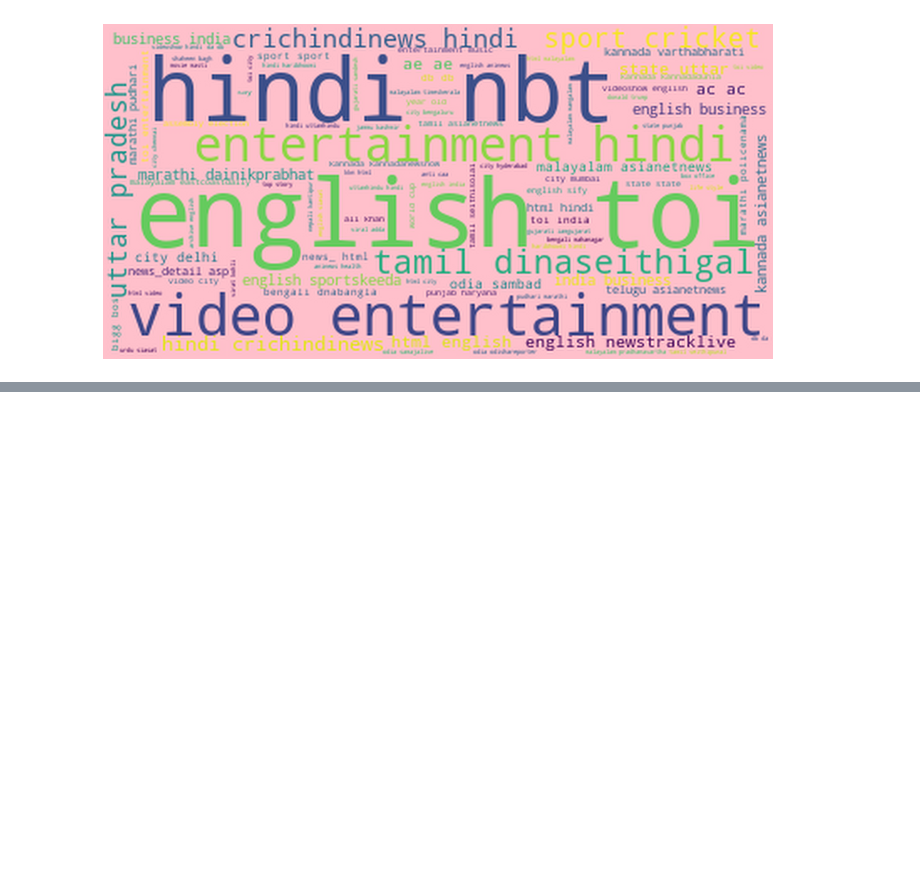
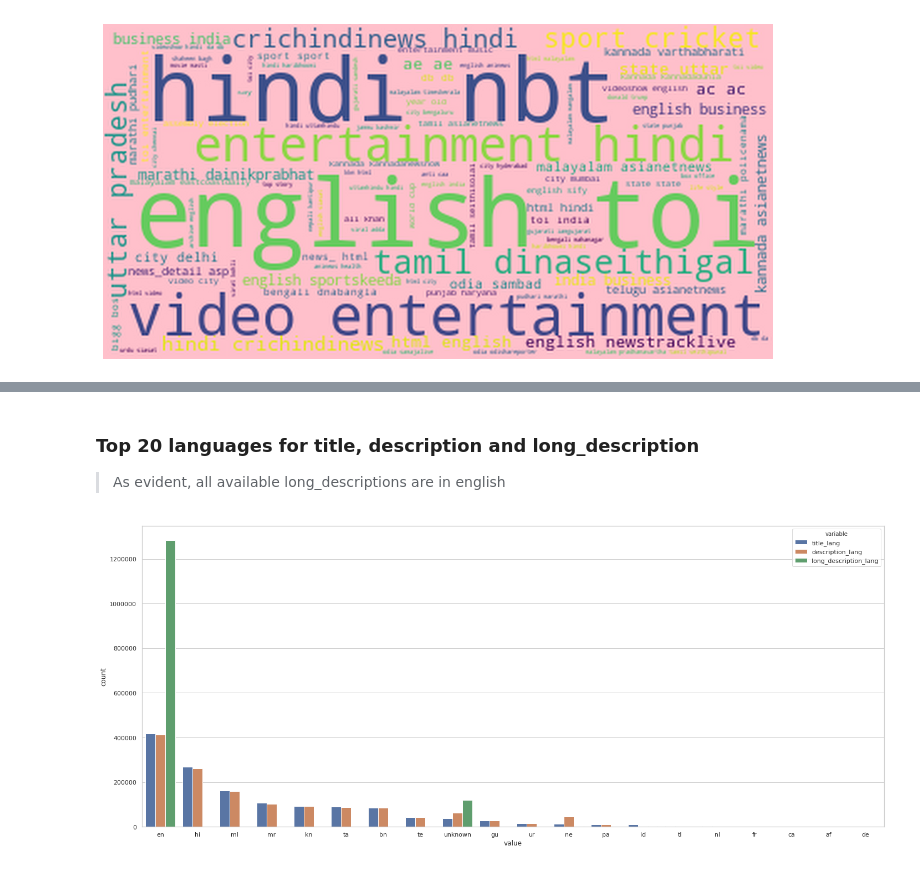
Before and after one commit to Derpimort/News-Categorization, a Jupyter notebook: EDA.ipynb, the cells around one changed output, grey strips where cells are left out. Drawn from its saved outputs; the diff is of its cells as text; code cells hidden in the pictures; blank space fills up the shorter version.

Commit message:
Language EDA

```diff
--- a/EDA.ipynb
+++ b/EDA.ipynb
@@ -99,0 +74,4 @@ counts=vectorizer.fit_transform(df_train['title'])
+# %%
+df_langs=pd.read_csv(DATA_DIR+"langs.csv")
+df_langs=df_langs.set_index('id')
+df_langs.head()
@@ -99,0 +86,9 @@ counts=vectorizer.fit_transform(df_train['title'])
+# %% [markdown]
+### Top 20 languages for title, description and long_description
+> As evident, all available long_descriptions are in english
+# %%
+plt.figure(figsize=(24,10))
+sns.countplot(x="value", hue="variable", data=pd.melt(df_langs), order=df_langs['title_lang'].value_counts().iloc[:20].index)
+plt.show()
+# %% [output]
+[figure, added]
```
Also changed, not shown: parts of 10 cells of this notebook, 1 other file.
